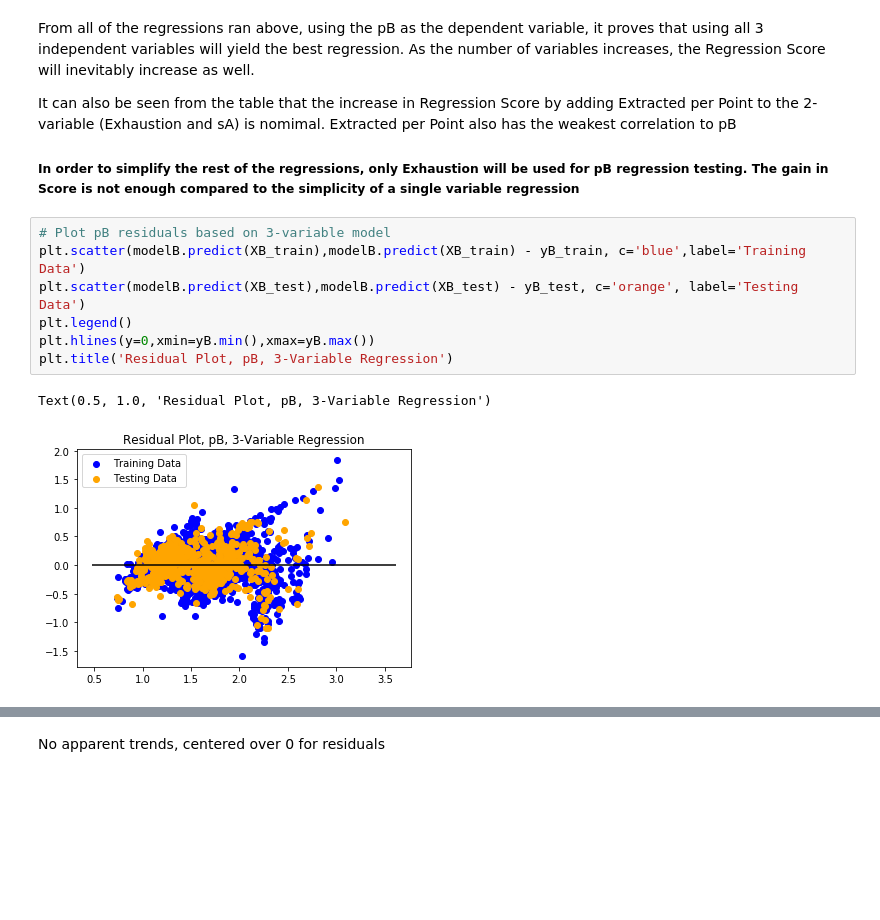
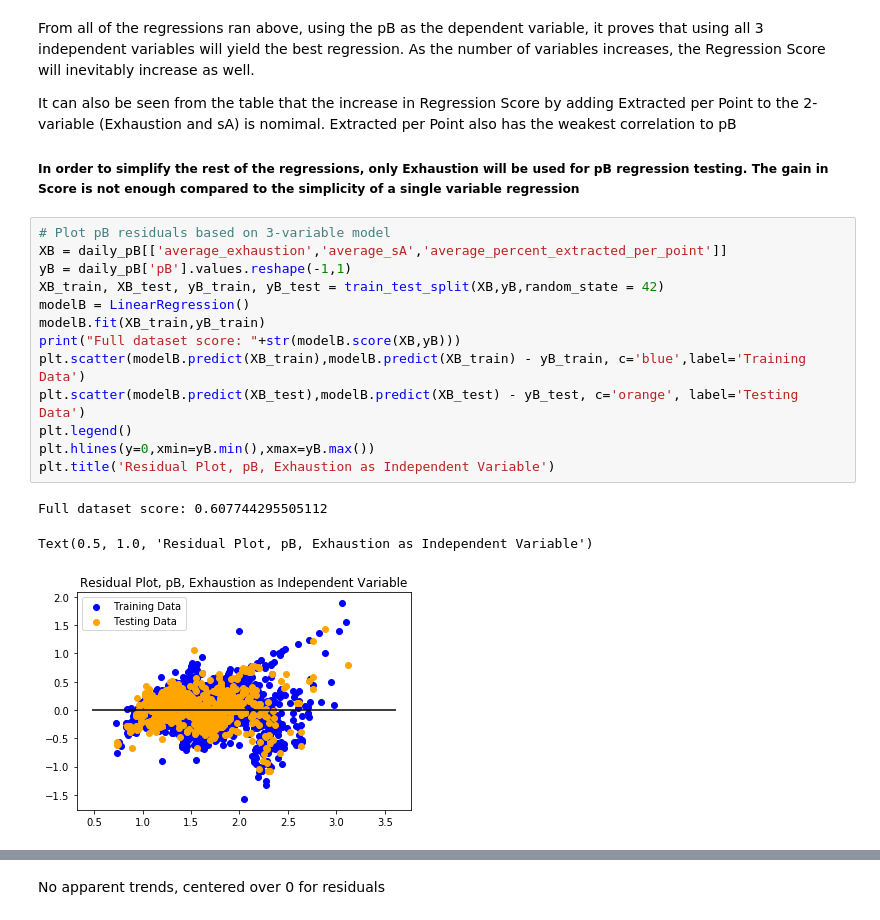
Before and after one commit to ngoodweiler/Data-Analytics-Final_Project, a Jupyter notebook: Regression_testing.ipynb, the cells around one changed output, grey strips where cells are left out. Drawn from its saved outputs; the diff is of its cells as text; blank space fills up the shorter version.

```diff
--- a/Regression_testing.ipynb
+++ b/Regression_testing.ipynb
@@ -355,12 +355,19 @@ It can also be seen from the table that the increase in Regression Score by addi
 ##### In order to simplify the rest of the regressions, only Exhaustion will be used for pB regression testing. The gain in Score is not enough compared to the simplicity of a single variable regression
 # %%
 # Plot pB residuals based on 3-variable model
+XB = daily_pB[['average_exhaustion','average_sA','average_percent_extracted_per_point']]
+yB = daily_pB['pB'].values.reshape(-1,1)
+XB_train, XB_test, yB_train, yB_test = train_test_split(XB,yB,random_state = 42)
+modelB = LinearRegression()
+modelB.fit(XB_train,yB_train)
+print("Full dataset score: "+str(modelB.score(XB,yB)))
 plt.scatter(modelB.predict(XB_train),modelB.predict(XB_train) - yB_train, c='blue',label='Training Data')
 plt.scatter(modelB.predict(XB_test),modelB.predict(XB_test) - yB_test, c='orange', label='Testing Data')
 plt.legend()
 plt.hlines(y=0,xmin=yB.min(),xmax=yB.max())
-plt.title('Residual Plot, pB, 3-Variable Regression')
+plt.title('Residual Plot, pB, Exhaustion as Independent Variable')
 # %% [output]
-Text(0.5, 1.0, 'Residual Plot, pB, 3-Variable Regression')
+Full dataset score: 0.607744295505112
+Text(0.5, 1.0, 'Residual Plot, pB, Exhaustion as Independent Variable')
-[figure, old version]
+[figure, new version]
 # %%
```
Also changed, not shown: parts of 1 cell of this notebook, 2 other files.
